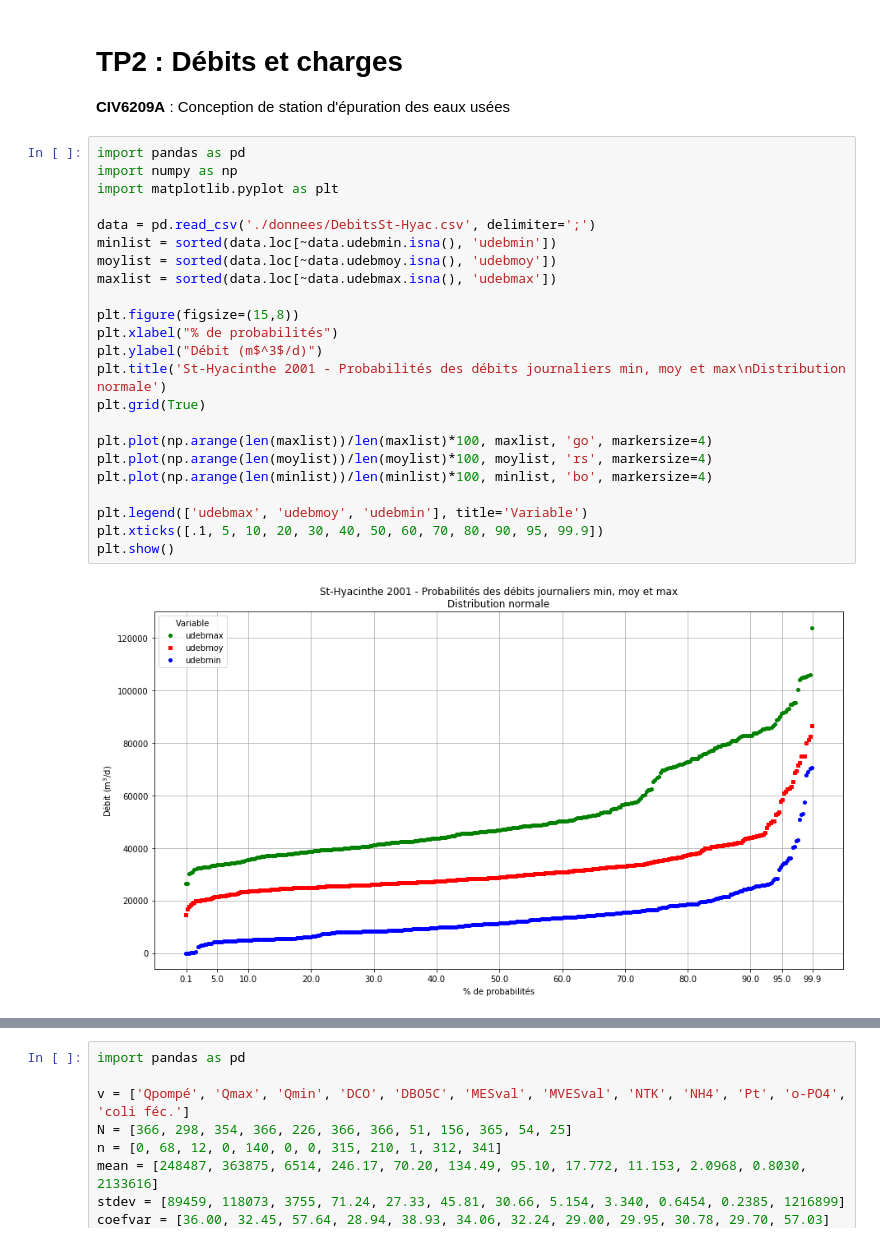
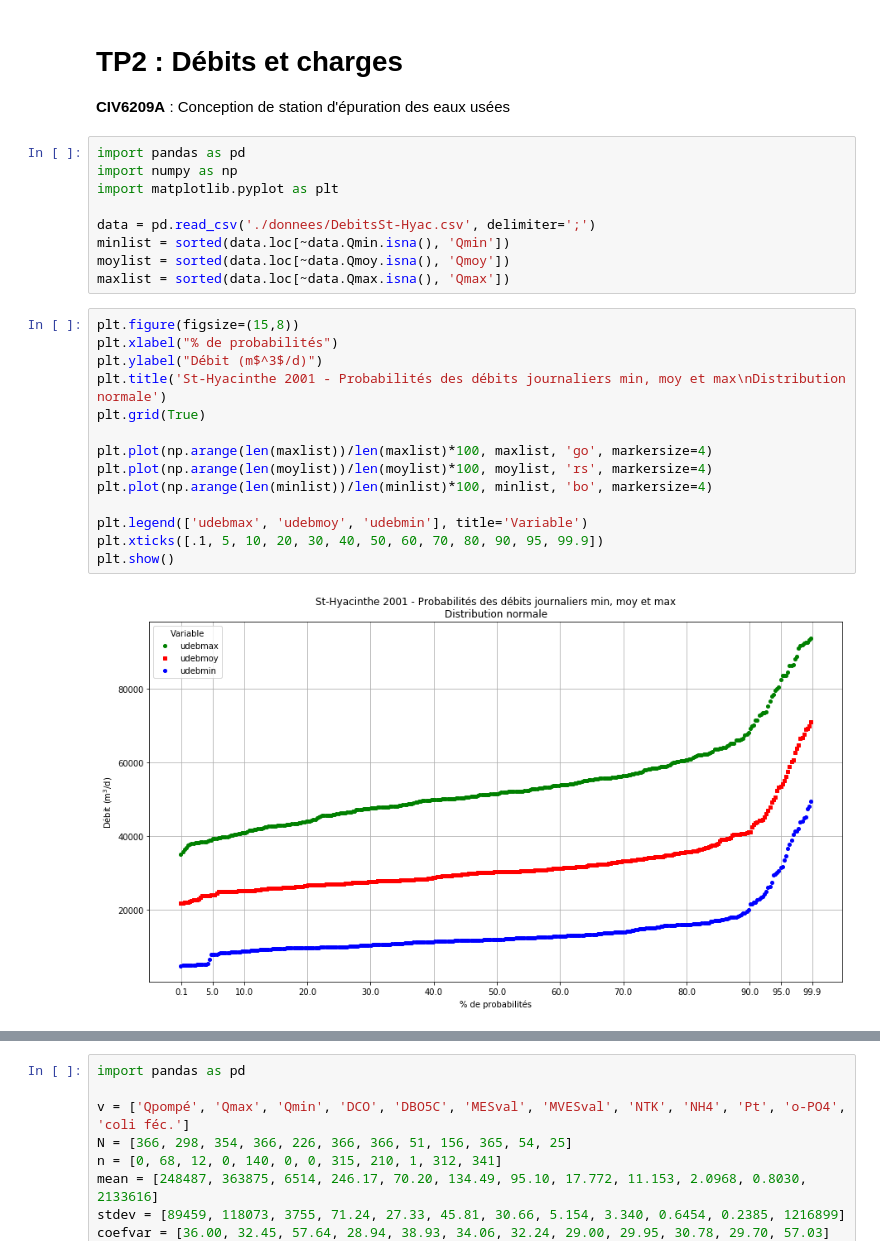
Before and after one commit to christinevaluc/faps, a Jupyter notebook: CIV6209A.ipynb, the cells around one changed output, grey strips where cells are left out. Drawn from its saved outputs; the diff is of its cells as text.

```diff
--- a/CIV6209A.ipynb
+++ b/CIV6209A.ipynb
@@ -1,29 +1,29 @@
 # %% [markdown]
 # TP2 : Débits et charges
 **CIV6209A** : Conception de station d'épuration des eaux usées
+# %%
+import pandas as pd
+import numpy as np
+import matplotlib.pyplot as plt
+
+data = pd.read_csv('./donnees/DebitsSt-Hyac.csv', delimiter=';')
+minlist = sorted(data.loc[~data.Qmin.isna(), 'Qmin'])
+moylist = sorted(data.loc[~data.Qmoy.isna(), 'Qmoy'])
+maxlist = sorted(data.loc[~data.Qmax.isna(), 'Qmax'])
 # %%
-import pandas as pd
-import numpy as np
-import matplotlib.pyplot as plt
-
-data = pd.read_csv('./donnees/DebitsSt-Hyac.csv', delimiter=';')
-minlist = sorted(data.loc[~data.udebmin.isna(), 'udebmin'])
-moylist = sorted(data.loc[~data.udebmoy.isna(), 'udebmoy'])
-maxlist = sorted(data.loc[~data.udebmax.isna(), 'udebmax'])
-
 plt.figure(figsize=(15,8))
 plt.xlabel("% de probabilités")
 plt.ylabel("Débit (m$^3$/d)")
 plt.title('St-Hyacinthe 2001 - Probabilités des débits journaliers min, moy et max\nDistribution normale')
 plt.grid(True)
 
 plt.plot(np.arange(len(maxlist))/len(maxlist)*100, maxlist, 'go', markersize=4)
 plt.plot(np.arange(len(moylist))/len(moylist)*100, moylist, 'rs', markersize=4)
 plt.plot(np.arange(len(minlist))/len(minlist)*100, minlist, 'bo', markersize=4)
 
 plt.legend(['udebmax', 'udebmoy', 'udebmin'], title='Variable')
 plt.xticks([.1, 5, 10, 20, 30, 40, 50, 60, 70, 80, 90, 95, 99.9])
 plt.show()
 # %% [output]
-[figure, old version]
+[figure, new version]
 # %%
```
Also changed, not shown: parts of 1 cell of this notebook.
